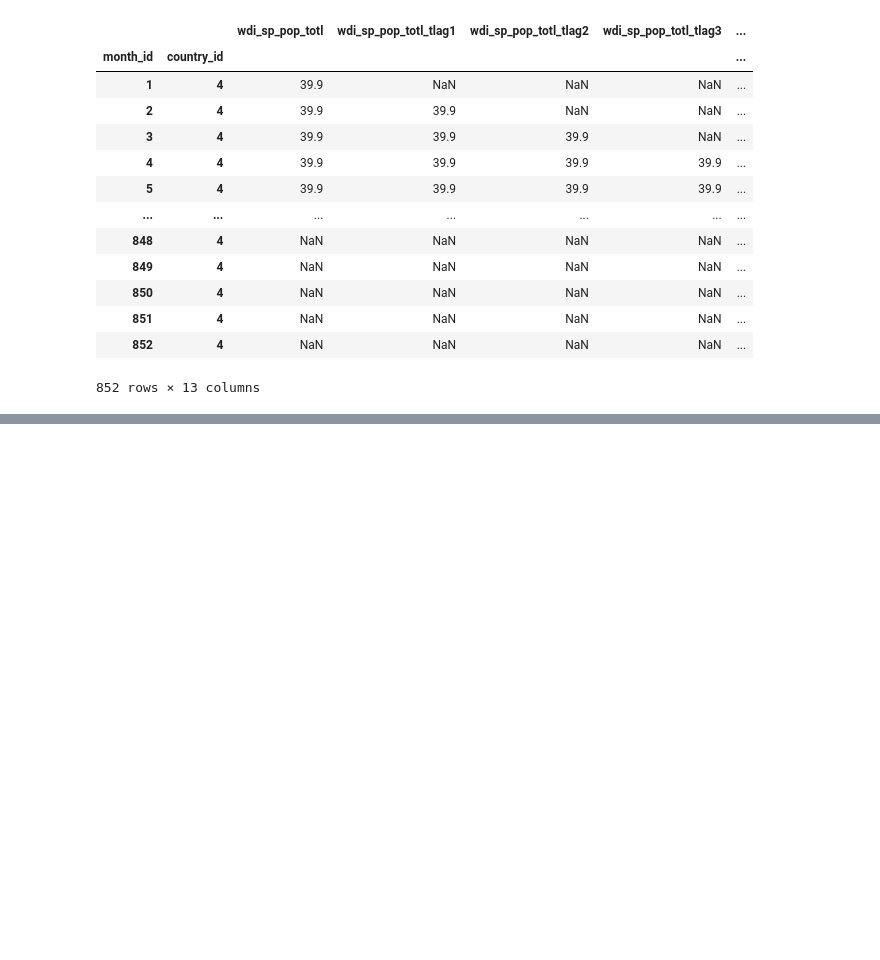
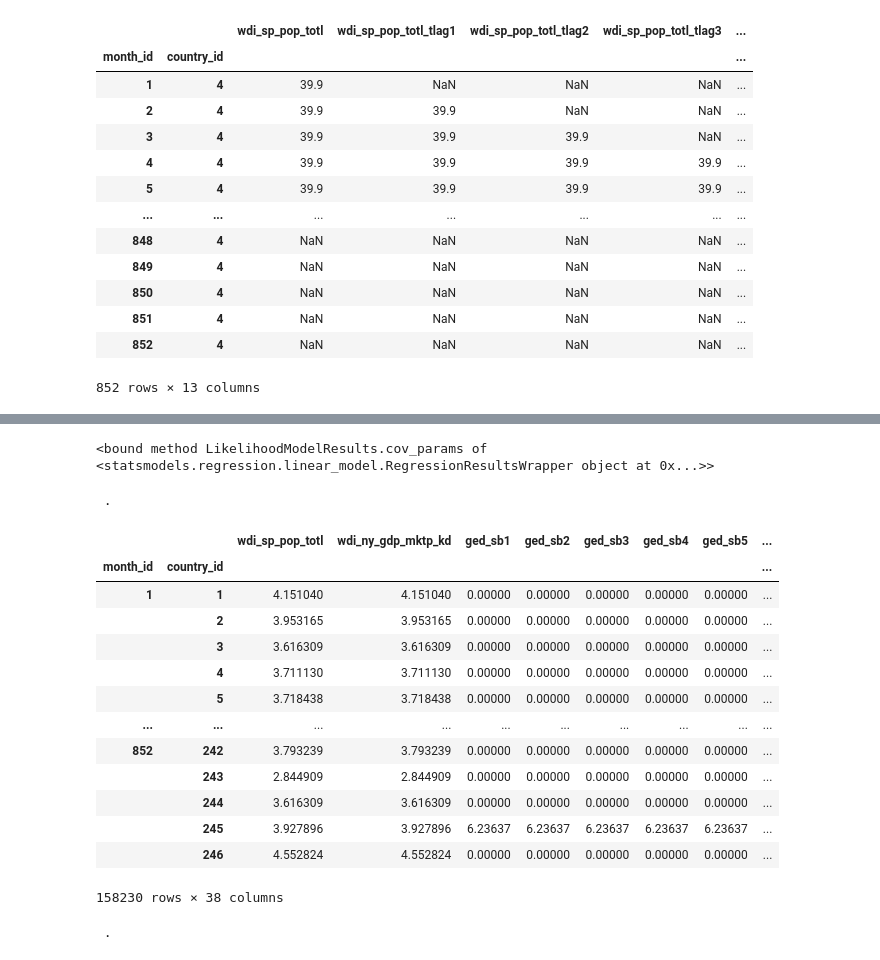
Before and after one commit to prio-data/Monthly-to-Annually-Link, a Jupyter notebook: show_off_extra.ipynb, the cells around one changed output, grey strips where cells are left out. Drawn from its saved outputs; the diff is of its cells as text; code cells hidden in the pictures; blank space fills up the shorter version.

```diff
--- a/show_off_extra.ipynb
+++ b/show_off_extra.ipynb
@@ -516,0 +688,4 @@ test_wdi.query('country_id == 4')
+# %%
+results.cov_params
+# %% [output]
+<bound method LikelihoodModelResults.cov_params of <statsmodels.regression.linear_model.RegressionResultsWrapper object at 0x...>>
@@ -516,0 +694,25 @@ test_wdi.query('country_id == 4')
+# %%
+df = Queryset("month_to_annual", "country_month").fetch()
+# %% [output]
+ .
+# %%
+df
+# %% [output]
+|  |  | wdi_sp_pop_totl | wdi_ny_gdp_mktp_kd | ged_sb1 | ged_sb2 | ged_sb3 | ged_sb4 | ged_sb5 | ... |
+| month_id | country_id |  |  |  |  |  |  |  | ... |
+| 1 | 1 | 4.151040 | 4.151040 | 0.00000 | 0.00000 | 0.00000 | 0.00000 | 0.00000 | ... |
+|  | 2 | 3.953165 | 3.953165 | 0.00000 | 0.00000 | 0.00000 | 0.00000 | 0.00000 | ... |
+|  | 3 | 3.616309 | 3.616309 | 0.00000 | 0.00000 | 0.00000 | 0.00000 | 0.00000 | ... |
+|  | 4 | 3.711130 | 3.711130 | 0.00000 | 0.00000 | 0.00000 | 0.00000 | 0.00000 | ... |
+|  | 5 | 3.718438 | 3.718438 | 0.00000 | 0.00000 | 0.00000 | 0.00000 | 0.00000 | ... |
+| ... | ... | ... | ... | ... | ... | ... | ... | ... | ... |
+| 852 | 242 | 3.793239 | 3.793239 | 0.00000 | 0.00000 | 0.00000 | 0.00000 | 0.00000 | ... |
+|  | 243 | 2.844909 | 2.844909 | 0.00000 | 0.00000 | 0.00000 | 0.00000 | 0.00000 | ... |
+|  | 244 | 3.616309 | 3.616309 | 0.00000 | 0.00000 | 0.00000 | 0.00000 | 0.00000 | ... |
+|  | 245 | 3.927896 | 3.927896 | 6.23637 | 6.23637 | 6.23637 | 6.23637 | 6.23637 | ... |
+|  | 246 | 4.552824 | 4.552824 | 0.00000 | 0.00000 | 0.00000 | 0.00000 | 0.00000 | ... |
+158230 rows × 38 columns
+# %%
+df = Queryset("month_to_annual", "country_month").fetch()
+# %% [output]
+ .
```
Also changed, not shown: parts of 19 cells of this notebook, 5 other files.
